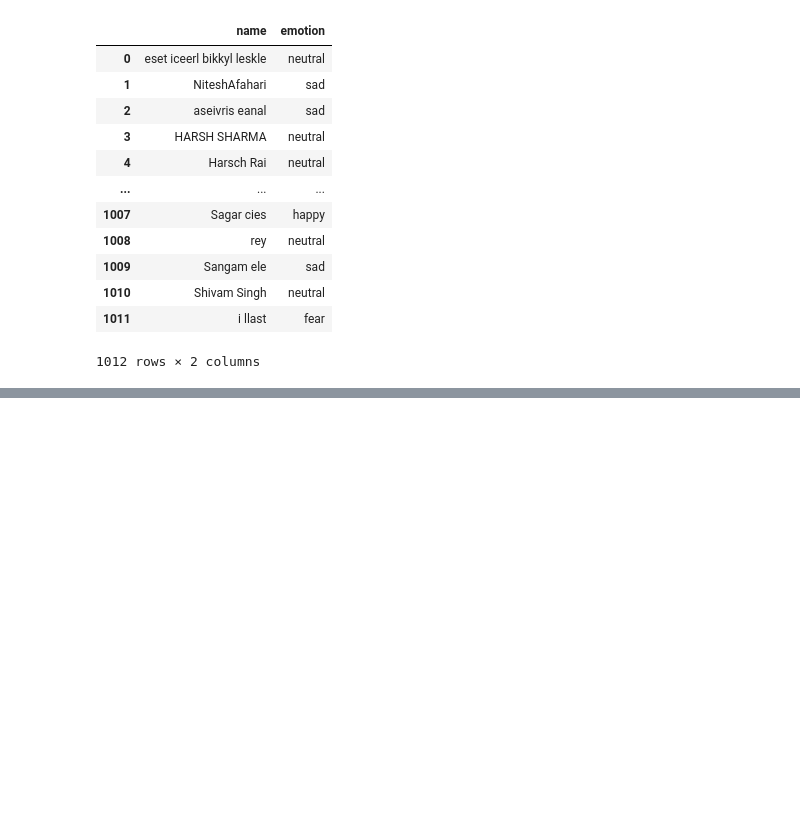
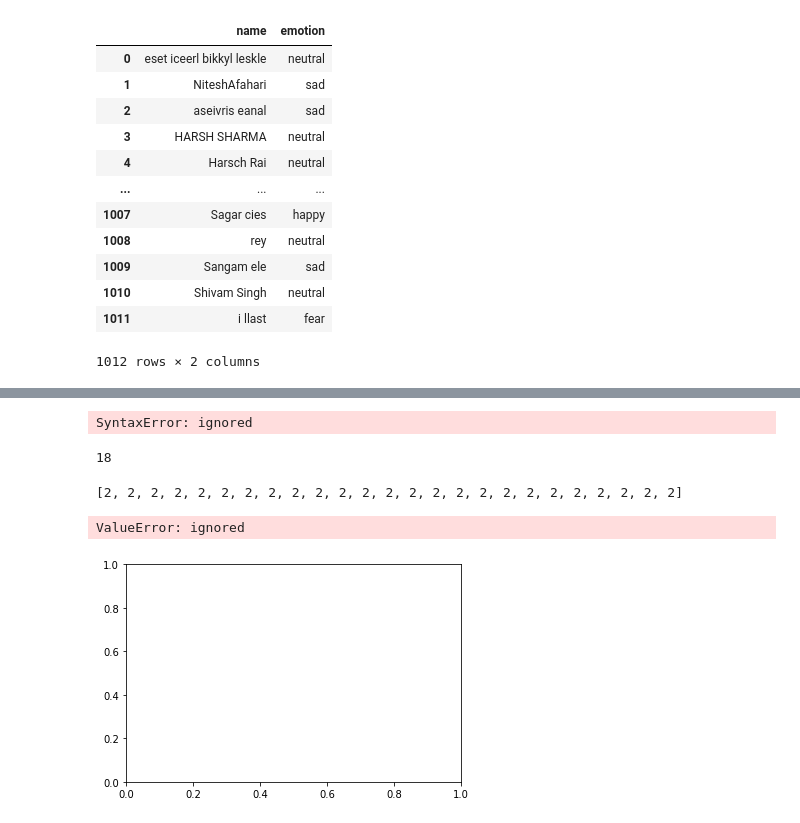
Before and after one commit to karanjayswal/Online-Class-Emotion, a Jupyter notebook: Text_to_CSV.ipynb, the cells around one changed output, grey strips where cells are left out. Drawn from its saved outputs; the diff is of its cells as text; code cells hidden in the pictures; blank space fills up the shorter version.

```diff
--- a/Text_to_CSV.ipynb
+++ b/Text_to_CSV.ipynb
@@ -135,0 +183,3 @@ files.download('count.csv')
+# %%
+search_names.remove('st Barnabas st Barnabas')
+search_names.append('Ruchi Panse')
@@ -135,0 +228,52 @@ files.download('count.csv')
+# %%
+import matplotlib.pyplot as plt
+# surprise 	4
+# 1 	fear 	35
+# 2 	neutral 	637
+# 3 	sad 	106
+# 4 	angry 	46
+# 5 	happy
+y_axis=[]
+for i in range(len(name_emotion)):
+  temp=[]
+  for j in range(len(name_emotion[i])):
+    if name_emotion[i][j]=='surprise':
+      temp.append(0)
+    elif name_emotion[i][j]=='fear':
+      temp.append(1)
+    elif name_emotion[i][j]=='neutral':
+      temp.append(2)
+    elif name_emotion[i][j]=='sad':
+      temp.append(3)
+    elif name_emotion[i][j]=='angry':
+      temp.append(4)
+    elif name_emotion[i][j]=='happy':
+      temp.append(5)
+  y_axis.append(temp)
+# %%
+import matplotlib.pyplot as plt
+y_axis=search_names
+plt.xlabel("X-axis")
+plt.ylabel("Y-axis")
+plt.title("A test graph")
+for i in range(len(ra))
+plt.legend()
+plt.show()
+# %% [output]
+SyntaxError: ignored
+# %%
+len(y_axis[5])
+# %% [output]
+18
+# %%
+for i in range(len(search_names)):
+  # for j in range(len(x_axis[i])):
+    print(x_axis[i])
+    x=x_axis[i]
+    y=search_names[i]
+    plt.plot(x, y)
+    plt.show()
+# %% [output]
+[2, 2, 2, 2, 2, 2, 2, 2, 2, 2, 2, 2, 2, 2, 2, 2, 2, 2, 2, 2, 2, 2, 2, 2, 2]
+ValueError: ignored
+[figure, added]
```
Also changed, not shown: parts of 16 cells of this notebook.
